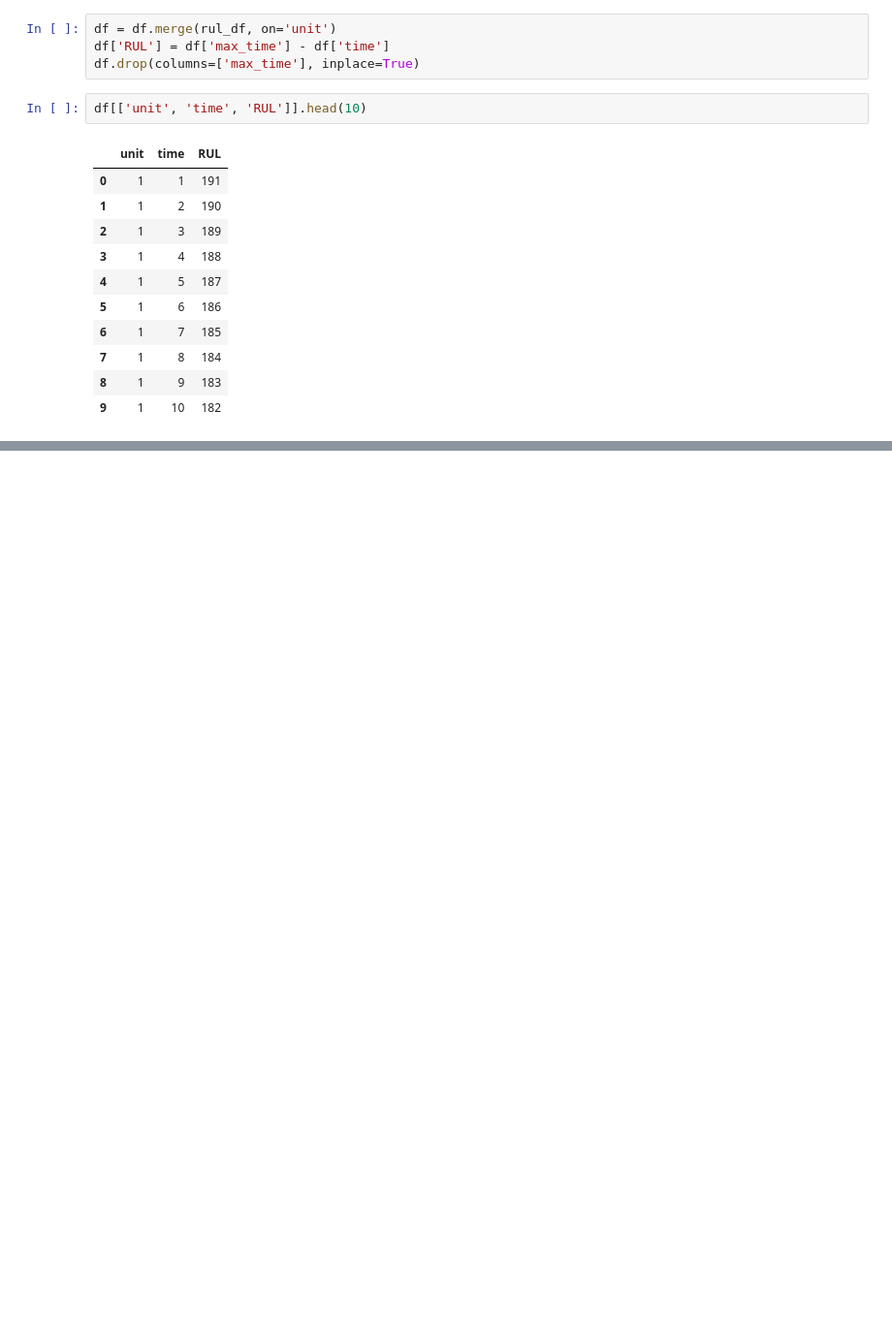
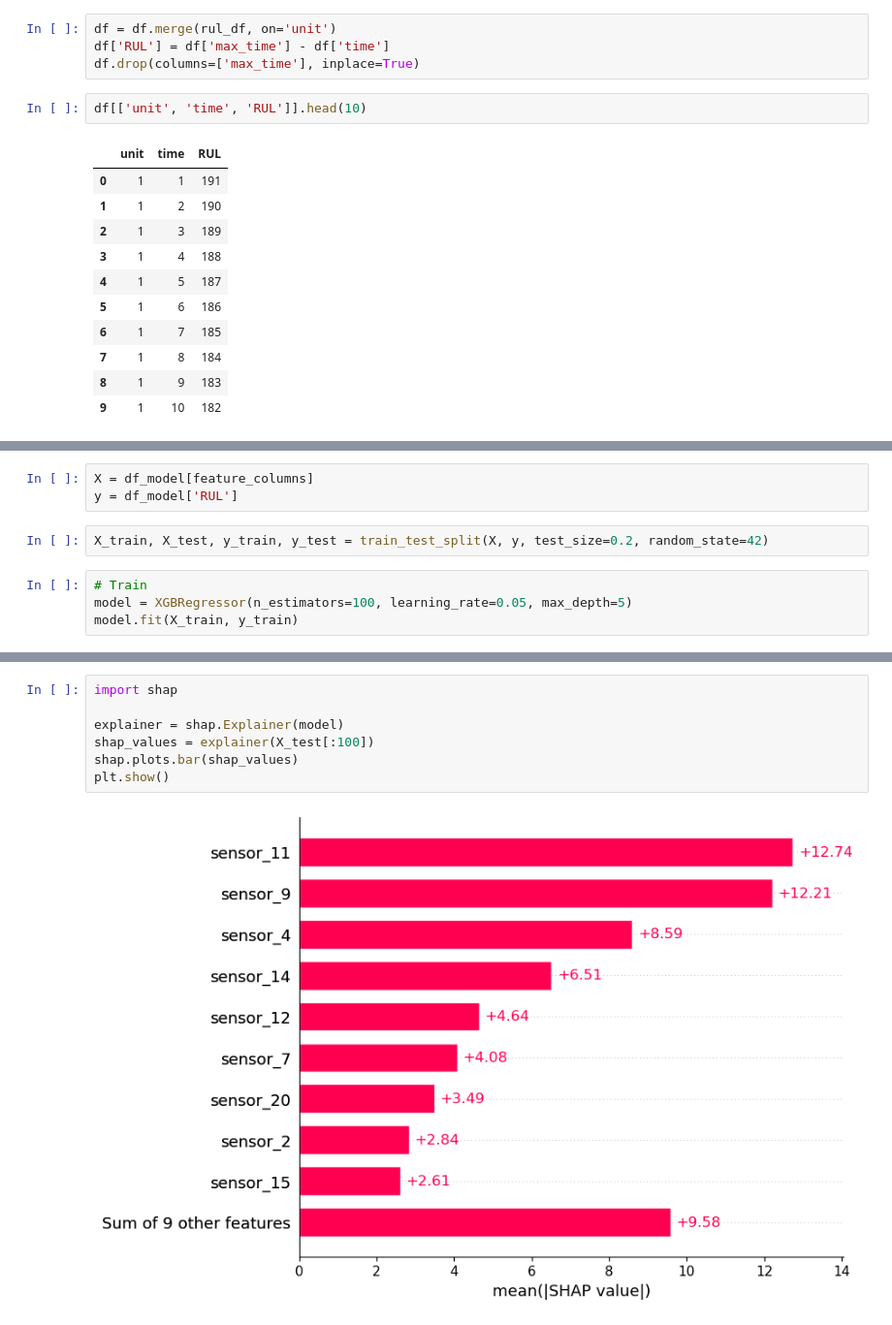
Before and after one commit to Chandrikajoshi123/Predictive-Maintenance-System, a Jupyter notebook: dataund.ipynb, the cells around one changed output, grey strips where cells are left out. Shown: that part at 97% size. Drawn from its saved outputs; the diff is of its cells as text; blank space fills up the shorter version.

```diff
--- a/dataund.ipynb
+++ b/dataund.ipynb
@@ -146,0 +165,9 @@ ModuleNotFoundError: No module named 'matplotlib'
+# %%
+X = df_model[feature_columns]
+y = df_model['RUL']
+# %%
+X_train, X_test, y_train, y_test = train_test_split(X, y, test_size=0.2, random_state=42)
+# %%
+# Train
+model = XGBRegressor(n_estimators=100, learning_rate=0.05, max_depth=5)
+model.fit(X_train, y_train)
@@ -146,0 +194,9 @@ ModuleNotFoundError: No module named 'matplotlib'
+# %%
+import shap
+
+explainer = shap.Explainer(model)
+shap_values = explainer(X_test[:100])
+shap.plots.bar(shap_values)
+plt.show()
+# %% [output]
+[figure, added]
```
Also changed, not shown: parts of 18 cells of this notebook, 2 other files.
